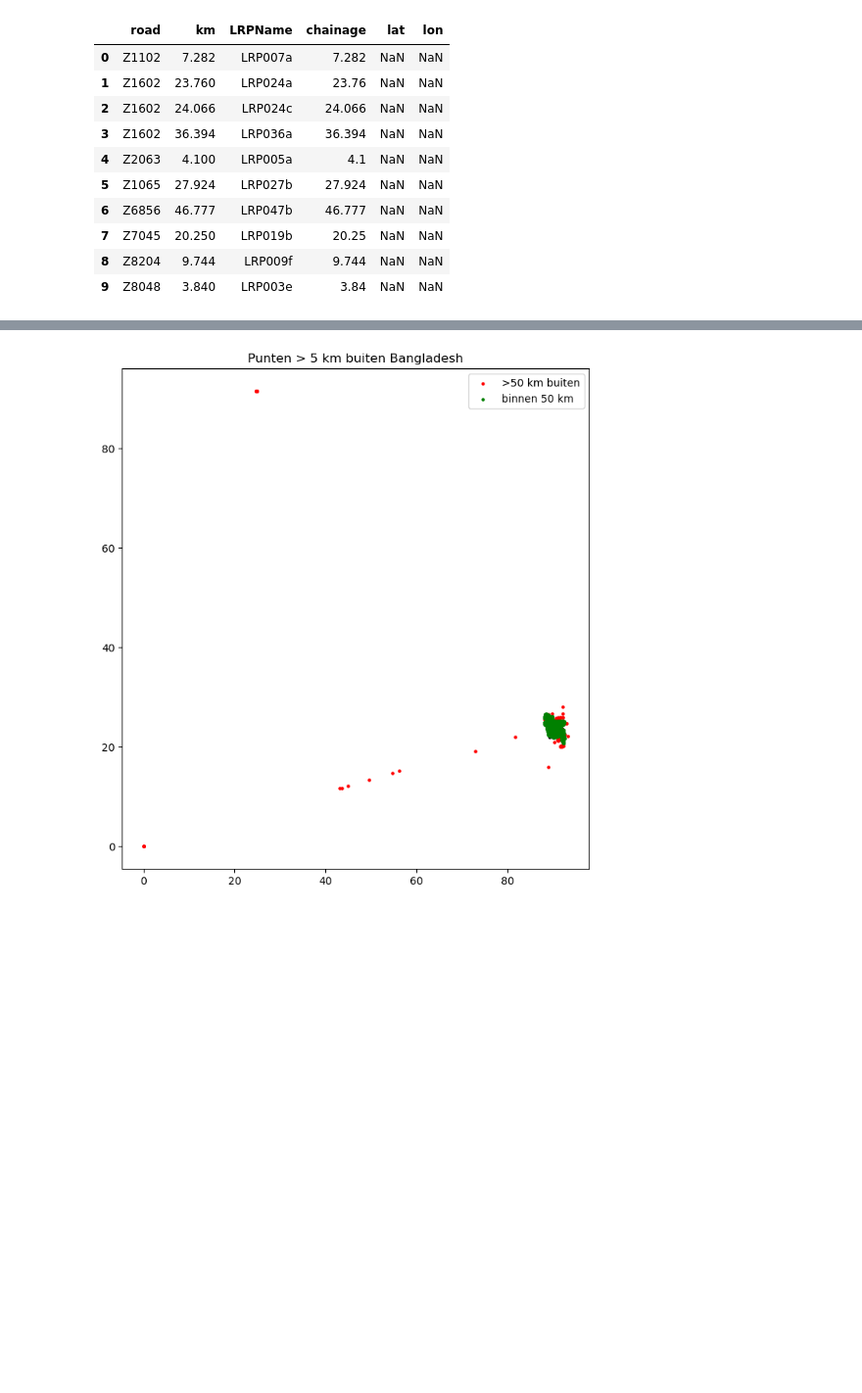
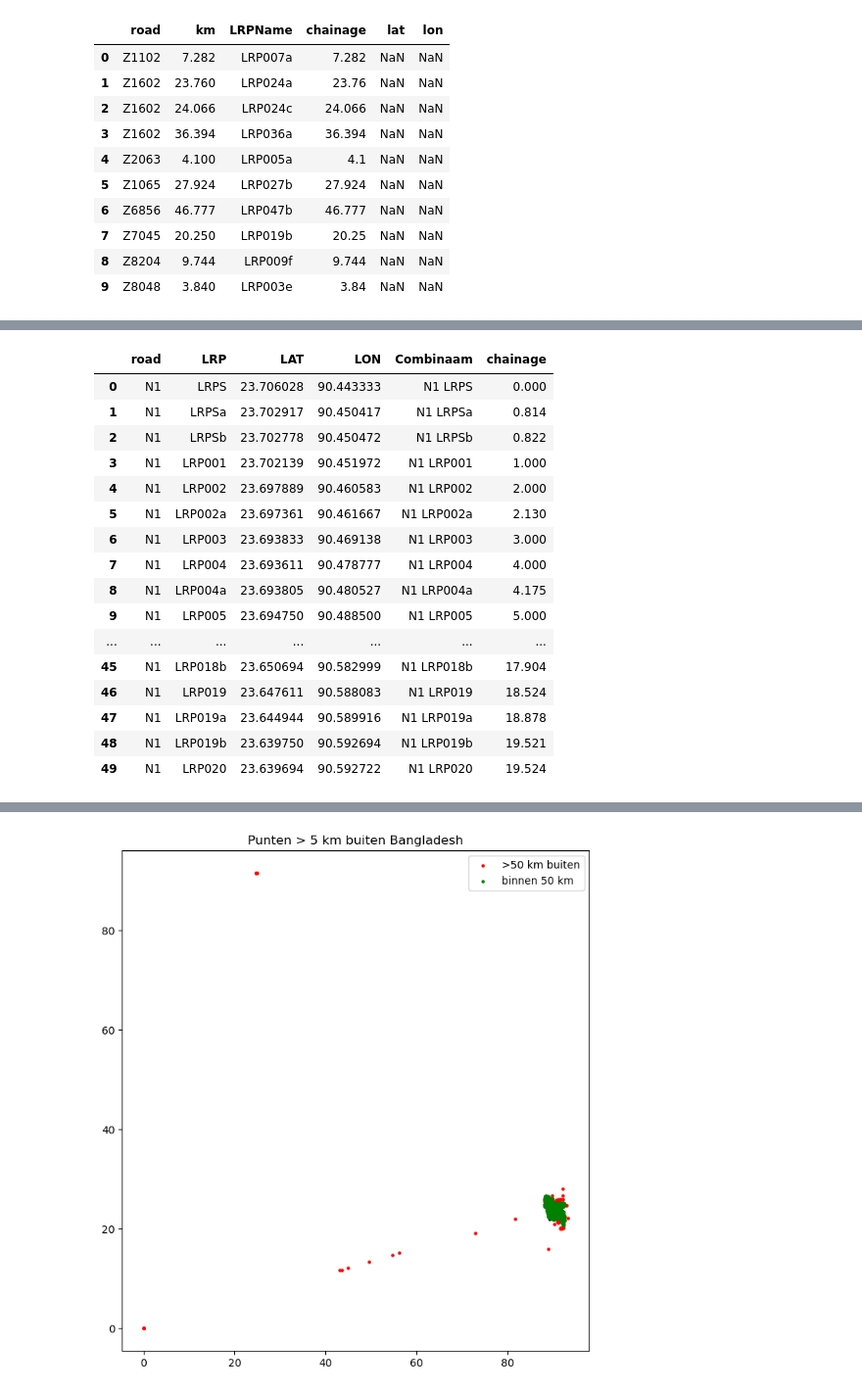
Before and after one commit to nielsvdd42/EPA133A-Advanced-Simulation-Group-1, a Jupyter notebook: Assignment 1/EPA133a-G01-A1/notebook/BridgesLieke.ipynb, the cells around one changed output, grey strips where cells are left out. Shown at 98% size. Saved outputs shown, nothing was run; the diff lists cells and outputs as text; code cells hidden in the pictures; blank space fills up the shorter version.

```diff
--- a/Assignment 1/EPA133a-G01-A1/notebook/BridgesLieke.ipynb
+++ b/Assignment 1/EPA133a-G01-A1/notebook/BridgesLieke.ipynb
@@ -132,0 +159,26 @@ See the caveats in the documentation: https://pandas.pydata.org/pandas-docs/stab
+# %%
+df_info = pd.read_csv('../data/raw/Roads_InfoAboutEachLRP.csv')
+df_info['Combinaam'] = df_info['road'] + ' ' + df_info['lrp']
+# df_info.columns
+df_info = df_info[['Combinaam', 'chainage']]
+df_info
+df_roads_with_chainage = df_roads1.merge(df_info, left_on='Combinaam', right_on='Combinaam')
+df_roads_with_chainage.head(50)
+# %% [output]
+|  | road | LRP | LAT | LON | Combinaam | chainage |
+| 0 | N1 | LRPS | 23.706028 | 90.443333 | N1 LRPS | 0.000 |
+| 1 | N1 | LRPSa | 23.702917 | 90.450417 | N1 LRPSa | 0.814 |
+| 2 | N1 | LRPSb | 23.702778 | 90.450472 | N1 LRPSb | 0.822 |
+| 3 | N1 | LRP001 | 23.702139 | 90.451972 | N1 LRP001 | 1.000 |
+| 4 | N1 | LRP002 | 23.697889 | 90.460583 | N1 LRP002 | 2.000 |
+| 5 | N1 | LRP002a | 23.697361 | 90.461667 | N1 LRP002a | 2.130 |
+| 6 | N1 | LRP003 | 23.693833 | 90.469138 | N1 LRP003 | 3.000 |
+| 7 | N1 | LRP004 | 23.693611 | 90.478777 | N1 LRP004 | 4.000 |
+| 8 | N1 | LRP004a | 23.693805 | 90.480527 | N1 LRP004a | 4.175 |
+| 9 | N1 | LRP005 | 23.694750 | 90.488500 | N1 LRP005 | 5.000 |
+| ... | ... | ... | ... | ... | ... | ... |
+| 45 | N1 | LRP018b | 23.650694 | 90.582999 | N1 LRP018b | 17.904 |
+| 46 | N1 | LRP019 | 23.647611 | 90.588083 | N1 LRP019 | 18.524 |
+| 47 | N1 | LRP019a | 23.644944 | 90.589916 | N1 LRP019a | 18.878 |
+| 48 | N1 | LRP019b | 23.639750 | 90.592694 | N1 LRP019b | 19.521 |
+| 49 | N1 | LRP020 | 23.639694 | 90.592722 | N1 LRP020 | 19.524 |
```
Also changed, not shown: parts of 8 cells of this notebook.
